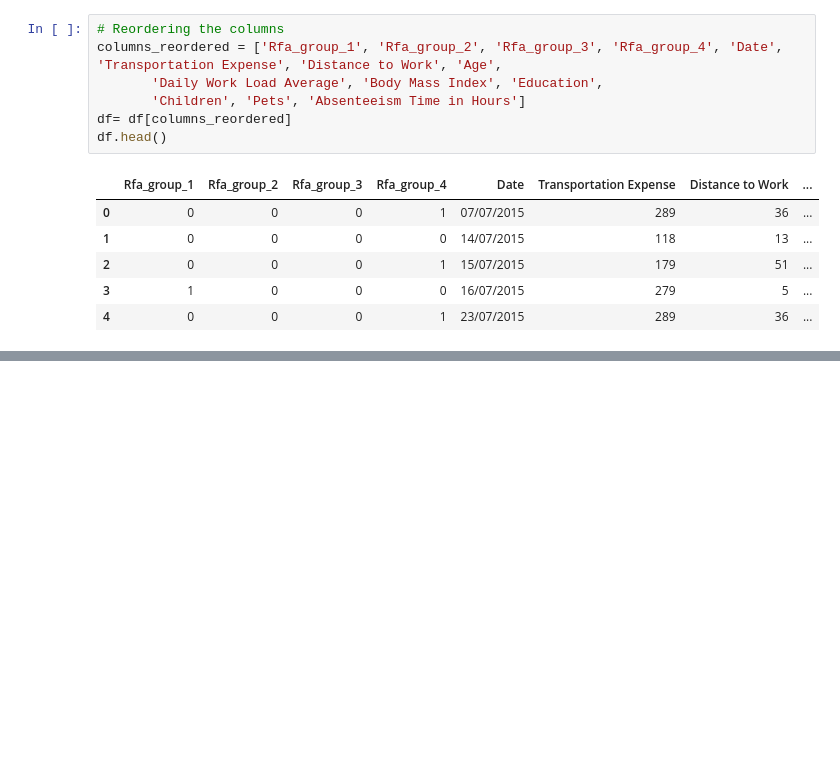
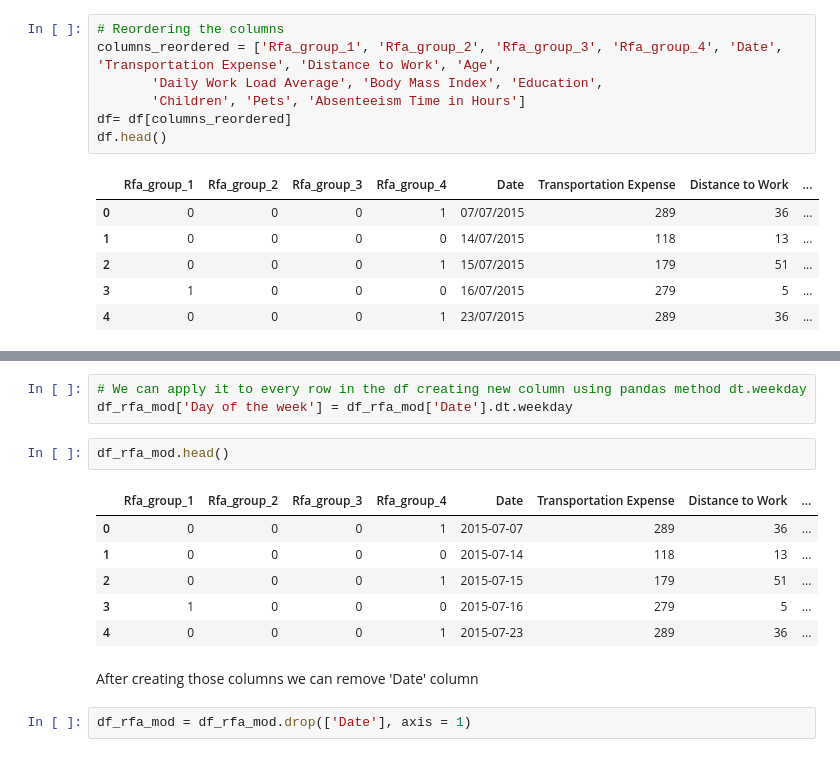
Before and after one commit to tomasz-urban/Jupyter, a Jupyter notebook: DS_bootcamp/logistic_regression/absenteeism_project.ipynb, the cells around one changed output, grey strips where cells are left out. Saved outputs shown, nothing was run; the diff lists cells and outputs as text; blank space fills up the shorter version.

```diff
--- a/DS_bootcamp/logistic_regression/absenteeism_project.ipynb
+++ b/DS_bootcamp/logistic_regression/absenteeism_project.ipynb
@@ -306,0 +403,16 @@ df.head()
+# %%
+# We can apply it to every row in the df creating new column using pandas method dt.weekday
+df_rfa_mod['Day of the week'] = df_rfa_mod['Date'].dt.weekday
+# %%
+df_rfa_mod.head()
+# %% [output]
+|  | Rfa_group_1 | Rfa_group_2 | Rfa_group_3 | Rfa_group_4 | Date | Transportation Expense | Distance to Work | ... |
+| 0 | 0 | 0 | 0 | 1 | 2015-07-07 | 289 | 36 | ... |
+| 1 | 0 | 0 | 0 | 0 | 2015-07-14 | 118 | 13 | ... |
+| 2 | 0 | 0 | 0 | 1 | 2015-07-15 | 179 | 51 | ... |
+| 3 | 1 | 0 | 0 | 0 | 2015-07-16 | 279 | 5 | ... |
+| 4 | 0 | 0 | 0 | 1 | 2015-07-23 | 289 | 36 | ... |
+# %% [markdown]
+After creating those columns we can remove 'Date' column
+# %%
+df_rfa_mod = df_rfa_mod.drop(['Date'], axis = 1)
```
Also changed, not shown: parts of 12 cells of this notebook.
